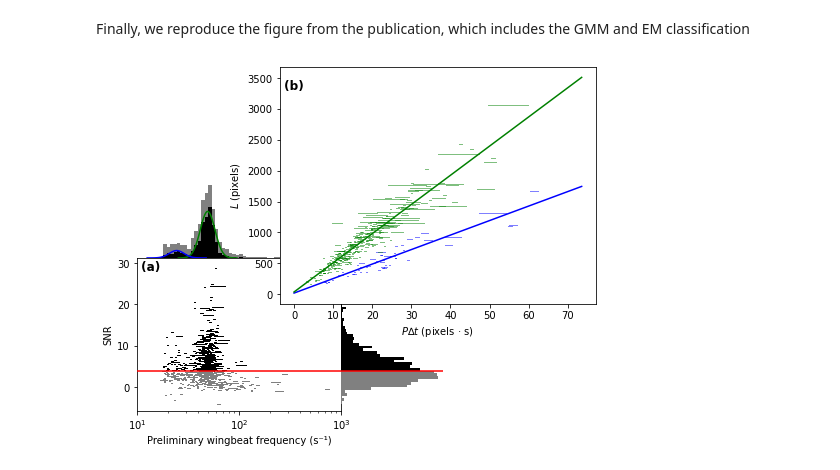
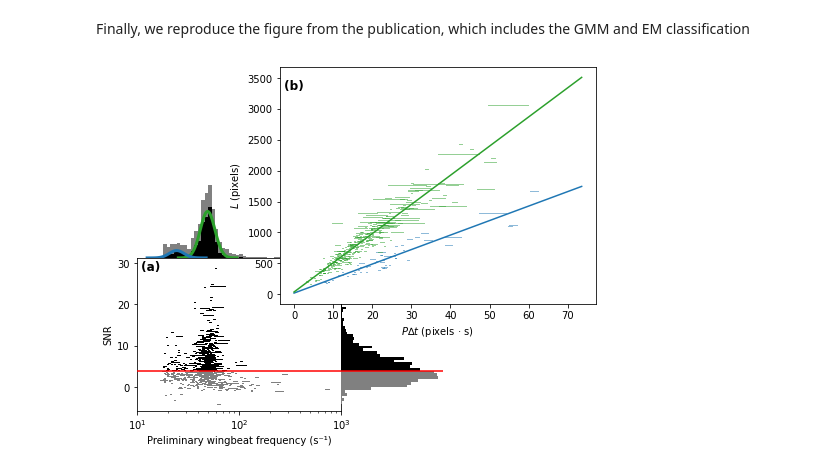
Before and after one commit to J-Wall/camfi, a Jupyter notebook: examples/wingbeat_analysis.ipynb, the cells around one changed output. Saved outputs shown, nothing was run; the diff lists cells and outputs as text; code cells hidden in the pictures.

Commit message:
Impreved visibility of GMM curves on wingbeat_frequency_figure

```diff
--- a/examples/wingbeat_analysis.ipynb
+++ b/examples/wingbeat_analysis.ipynb
@@ -449,8 +449,9 @@ pdf_x0 = np.logspace(
 ax_histx.plot(
     pdf_x0,
     scaling * gmm.weights_[0] * norm.pdf(np.log10(pdf_x0), loc=gmm.means_[0][0], scale=math.sqrt(gmm.covariances_[0][0])),
-    c='g',
+    c='tab:green',
     label="0",
+    linewidth=3,
 )
 
 pdf_x1 = np.logspace(
@@ -462,8 +463,9 @@ pdf_x1 = np.logspace(
 ax_histx.plot(
     pdf_x1,
     scaling * gmm.weights_[1] * norm.pdf(np.log10(pdf_x1), loc=gmm.means_[1][0], scale=math.sqrt(gmm.covariances_[1][0])),
-    c='b',
+    c='tab:blue',
     label="2",
+    linewidth=3,
 )
 
 # Plotting vertical marginal
@@ -505,7 +507,7 @@ ax_regression = fig.add_axes(
 )
 
 # Define colours for each class
-cmap = np.array(["b", "g", "r", "k"])
+cmap = np.array(["tab:blue", "tab:green", "r", "k"])
 assert len(cmap) >= n_classes, "Need to define more colours"
 
 for i in range(len(estimates)):
@@ -520,33 +522,33 @@ for i in range(len(estimates)):
             (2,) + filtered_data[class_mask == i].shape,
         ),
         c=cmap[i],
         alpha=b_alpha,
         lw=1,
     )
 
     # Plot the regression lines
     wf_estimate, bl_estimate, wf_err, bl_err, cov_wf_bl = estimates[i]
     ax_regression.plot(
         [0, max(data["best_peak"] * data["et_dn"])],
         [bl_estimate, wf_estimate * max(data["best_peak"] * data["et_dn"]) + bl_estimate],
         c=cmap[i]
     )
 
 # Add titles
 title_y = 0.88
 a_title = ax.set_title(
     " (a)",
     fontdict={"fontweight": "bold"},
     loc="left",
     y=title_y
 )
 b_title = ax_regression.set_title(
     " (b)",
     fontdict={"fontweight": "bold"},
     loc="left",
     y=title_y
 )
 # %% [output]
-[figure, old version]
+[figure, new version]
 # %%
 fig.savefig("wingbeat_frequency_figure.pdf", dpi=600.0, pad_inches=0.0)
```
Also changed, not shown: 1 other file.
